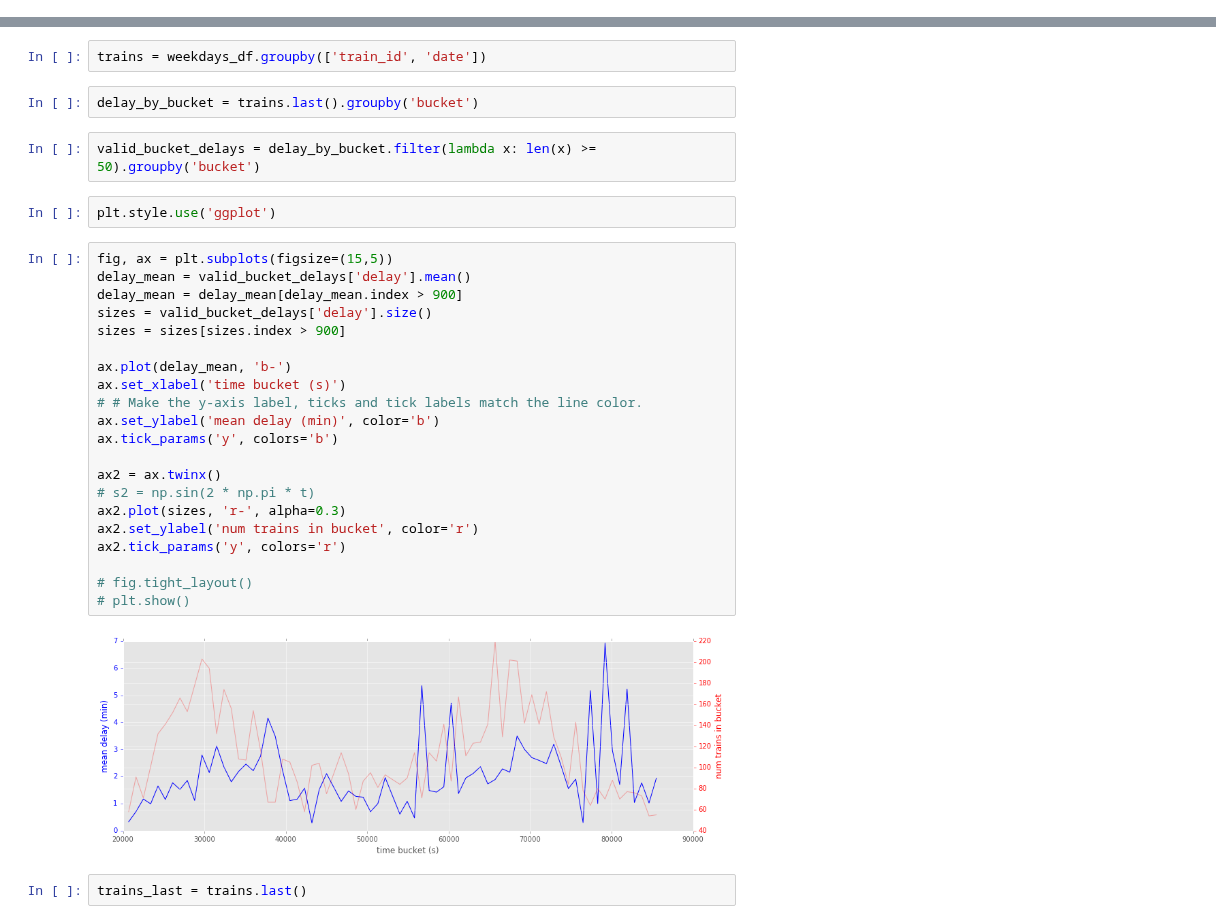
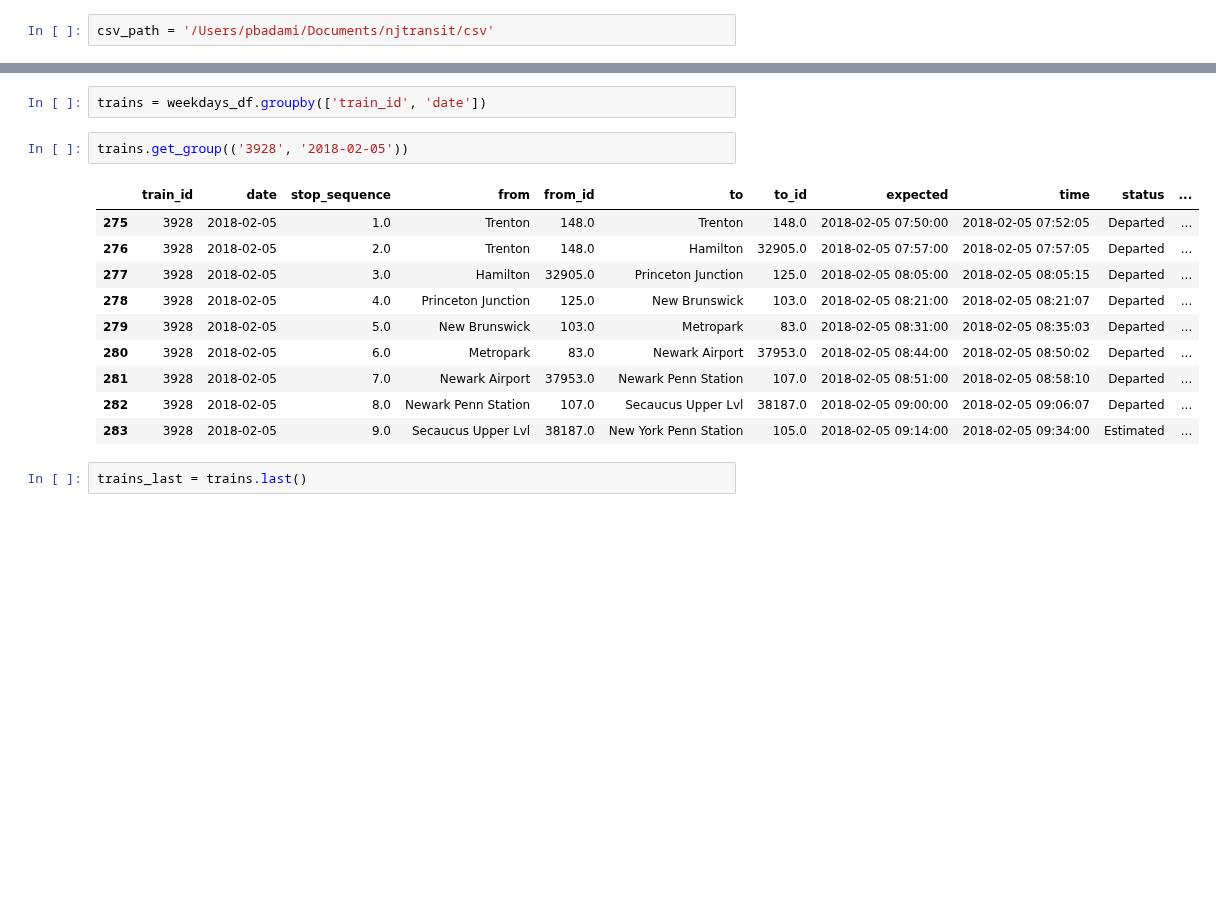
Before and after one commit to pranavbadami/njtransit, a Jupyter notebook: notebooks/analysis/morning_commute.ipynb, the cells around one changed output, grey strips where cells are left out. Drawn from its saved outputs; the diff is of its cells as text; blank space fills up the shorter version.

```diff
--- a/notebooks/analysis/morning_commute.ipynb
+++ b/notebooks/analysis/morning_commute.ipynb
@@ -8,6 +6,8 @@ ERROR! Session/line number was not unique in database. History logging moved to
 from datetime import datetime
 # %%
 csv_path = '/Users/pranav/Documents/development/njtransit/csv'
+# %%
+csv_path = '/Users/pbadami/Documents/njtransit/csv'
 # %% [markdown]
 <b>What is the 'business question' I am trying to answer with this analysis?</b>
 # %% [markdown]
@@ -54,34 +60,18 @@ weekdays_df['bucket'] = weekdays_df['time'].apply(get_bucket)
 # %%
 trains = weekdays_df.groupby(['train_id', 'date'])
-# %%
-delay_by_bucket = trains.last().groupby('bucket')
-# %%
-valid_bucket_delays = delay_by_bucket.filter(lambda x: len(x) >= 50).groupby('bucket')
-# %%
-plt.style.use('ggplot')
-# %%
-fig, ax = plt.subplots(figsize=(15,5))
-delay_mean = valid_bucket_delays['delay'].mean()
-delay_mean = delay_mean[delay_mean.index > 900]
-sizes = valid_bucket_delays['delay'].size()
-sizes = sizes[sizes.index > 900]
-
-ax.plot(delay_mean, 'b-')
-ax.set_xlabel('time bucket (s)')
-# # Make the y-axis label, ticks and tick labels match the line color.
-ax.set_ylabel('mean delay (min)', color='b')
-ax.tick_params('y', colors='b')
-
-ax2 = ax.twinx()
-# s2 = np.sin(2 * np.pi * t)
-ax2.plot(sizes, 'r-', alpha=0.3)
-ax2.set_ylabel('num trains in bucket', color='r')
-ax2.tick_params('y', colors='r')
-
-# fig.tight_layout()
-# plt.show()
-# %% [output]
-[figure, removed]
+# %%
+trains.get_group(('3928', '2018-02-05'))
+# %% [output]
+|  | train_id | date | stop_sequence | from | from_id | to | to_id | expected | time | status | ... |
+| 275 | 3928 | 2018-02-05 | 1.0 | Trenton | 148.0 | Trenton | 148.0 | 2018-02-05 07:50:00 | 2018-02-05 07:52:05 | Departed | ... |
+| 276 | 3928 | 2018-02-05 | 2.0 | Trenton | 148.0 | Hamilton | 32905.0 | 2018-02-05 07:57:00 | 2018-02-05 07:57:05 | Departed | ... |
+| 277 | 3928 | 2018-02-05 | 3.0 | Hamilton | 32905.0 | Princeton Junction | 125.0 | 2018-02-05 08:05:00 | 2018-02-05 08:05:15 | Departed | ... |
+| 278 | 3928 | 2018-02-05 | 4.0 | Princeton Junction | 125.0 | New Brunswick | 103.0 | 2018-02-05 08:21:00 | 2018-02-05 08:21:07 | Departed | ... |
+| 279 | 3928 | 2018-02-05 | 5.0 | New Brunswick | 103.0 | Metropark | 83.0 | 2018-02-05 08:31:00 | 2018-02-05 08:35:03 | Departed | ... |
+| 280 | 3928 | 2018-02-05 | 6.0 | Metropark | 83.0 | Newark Airport | 37953.0 | 2018-02-05 08:44:00 | 2018-02-05 08:50:02 | Departed | ... |
+| 281 | 3928 | 2018-02-05 | 7.0 | Newark Airport | 37953.0 | Newark Penn Station | 107.0 | 2018-02-05 08:51:00 | 2018-02-05 08:58:10 | Departed | ... |
+| 282 | 3928 | 2018-02-05 | 8.0 | Newark Penn Station | 107.0 | Secaucus Upper Lvl | 38187.0 | 2018-02-05 09:00:00 | 2018-02-05 09:06:07 | Departed | ... |
+| 283 | 3928 | 2018-02-05 | 9.0 | Secaucus Upper Lvl | 38187.0 | New York Penn Station | 105.0 | 2018-02-05 09:14:00 | 2018-02-05 09:34:00 | Estimated | ... |
 # %%
 trains_last = trains.last()
 # %%
```
Also changed, not shown: parts of 19 cells of this notebook.
